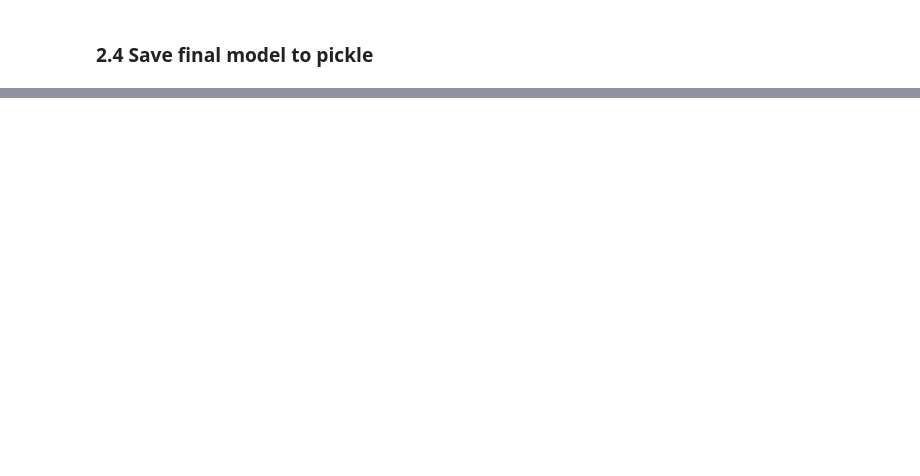
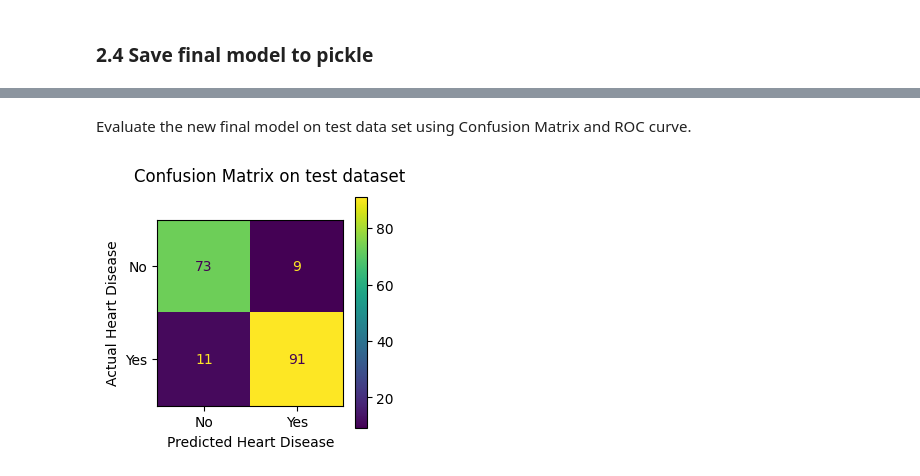
Before and after one commit to viviensiu/heart-failure-prediction, a Jupyter notebook: notebook/part_2_modeling.ipynb, the cells around one changed output, grey strips where cells are left out. Drawn from its saved outputs; the diff is of its cells as text; code cells hidden in the pictures; blank space fills up the shorter version.

```diff
--- a/notebook/part_2_modeling.ipynb
+++ b/notebook/part_2_modeling.ipynb
@@ -410,0 +466,4 @@ As per above, it is decided that the final model would be `XGBClassifier`.
+# %%
+dv_full, X_full_train = encode_data(df_full_train)
+dict_test = df_test.to_dict(orient='records')
+X_test = dv_full.transform(dict_test)
@@ -410,0 +472,3 @@ As per above, it is decided that the final model would be `XGBClassifier`.
+# %%
+xgb_best = XGBClassifier(random_state=11, **gcv_xgb.best_params_)
+xgb_best.fit(X_full_train, y_full_train)
@@ -410,0 +487,12 @@ As per above, it is decided that the final model would be `XGBClassifier`.
+# %% [markdown]
+Evaluate the new final model on test data set using Confusion Matrix and ROC curve.
+# %%
+fig, ax = plt.subplots(figsize=(3,3))
+fig.suptitle(f"Confusion Matrix on test dataset")
+cmd = ConfusionMatrixDisplay.from_estimator(
+    xgb_best, X_test, y_test, display_labels=['No', 'Yes'], ax=ax)
+cmd.ax_.set_xlabel("Predicted Heart Disease")
+cmd.ax_.set_ylabel("Actual Heart Disease")
+plt.show()
+# %% [output]
+[figure, added]
```
Also changed, not shown: parts of 30 cells of this notebook, 1 other file.
